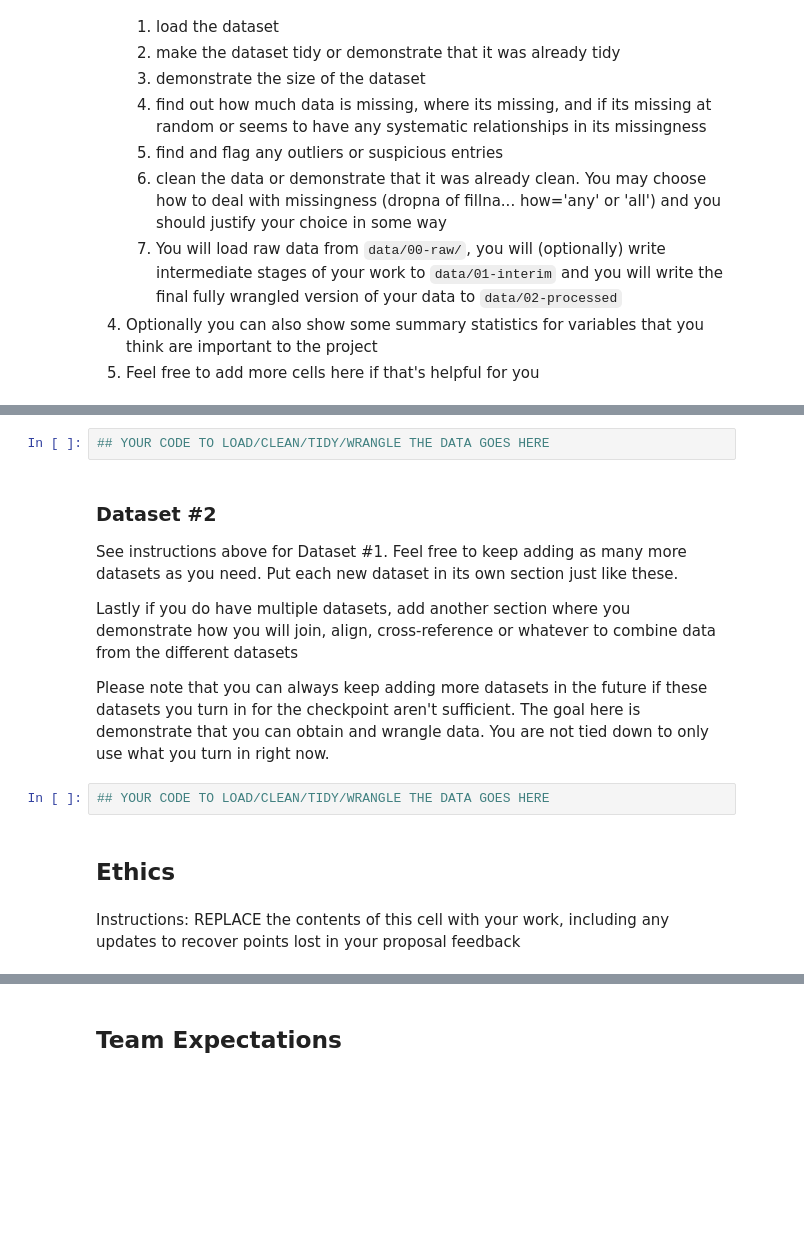
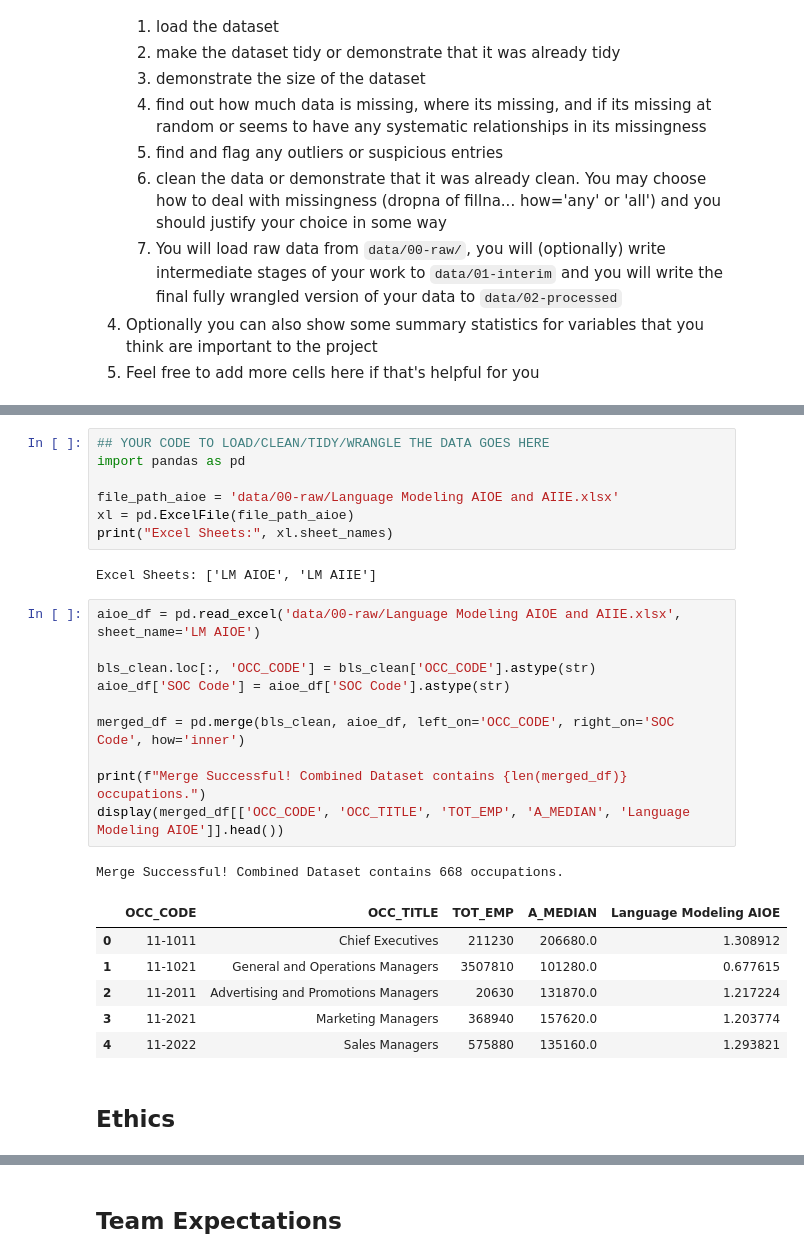
Before and after one commit to COGS108/Group-SP26-101, a Jupyter notebook: 01-DataCheckpoint.ipynb, the cells around one changed output, grey strips where cells are left out. Cells and saved outputs as stored; diff of their text form; blank space fills up the shorter version.

```diff
--- a/01-DataCheckpoint.ipynb
+++ b/01-DataCheckpoint.ipynb
@@ -141,16 +221,29 @@ Instructions:
 # %%
 ## YOUR CODE TO LOAD/CLEAN/TIDY/WRANGLE THE DATA GOES HERE
+import pandas as pd
+
+file_path_aioe = 'data/00-raw/Language Modeling AIOE and AIIE.xlsx'
+xl = pd.ExcelFile(file_path_aioe)
+print("Excel Sheets:", xl.sheet_names)
+# %% [output]
+Excel Sheets: ['LM AIOE', 'LM AIIE']
-# %% [markdown]
-### Dataset #2
-
-See instructions above for Dataset #1.  Feel free to keep adding as many more datasets as you need.  Put each new dataset in its own section just like these.
-
-Lastly if you do have multiple datasets, add another section where you demonstrate how you will join, align, cross-reference or whatever to combine data from the different datasets
-
-Please note that you can always keep adding more datasets in the future if these datasets you turn in for the checkpoint aren't sufficient.  The goal here is demonstrate that you can obtain and wrangle data.  You are not tied down to only use what you turn in right now.
-# %%
-## YOUR CODE TO LOAD/CLEAN/TIDY/WRANGLE THE DATA GOES HERE
+# %%
+aioe_df = pd.read_excel('data/00-raw/Language Modeling AIOE and AIIE.xlsx', sheet_name='LM AIOE')
+
+bls_clean.loc[:, 'OCC_CODE'] = bls_clean['OCC_CODE'].astype(str)
+aioe_df['SOC Code'] = aioe_df['SOC Code'].astype(str)
+
+merged_df = pd.merge(bls_clean, aioe_df, left_on='OCC_CODE', right_on='SOC Code', how='inner')
+
+print(f"Merge Successful! Combined Dataset contains {len(merged_df)} occupations.")
+display(merged_df[['OCC_CODE', 'OCC_TITLE', 'TOT_EMP', 'A_MEDIAN', 'Language Modeling AIOE']].head())
+# %% [output]
+Merge Successful! Combined Dataset contains 668 occupations.
+|  | OCC_CODE | OCC_TITLE | TOT_EMP | A_MEDIAN | Language Modeling AIOE |
+| 0 | 11-1011 | Chief Executives | 211230 | 206680.0 | 1.308912 |
+| 1 | 11-1021 | General and Operations Managers | 3507810 | 101280.0 | 0.677615 |
+| 2 | 11-2011 | Advertising and Promotions Managers | 20630 | 131870.0 | 1.217224 |
+| 3 | 11-2021 | Marketing Managers | 368940 | 157620.0 | 1.203774 |
+| 4 | 11-2022 | Sales Managers | 575880 | 135160.0 | 1.293821 |
 # %% [markdown]
 ## Ethics
-# %% [markdown]
-Instructions: REPLACE the contents of this cell with your work, including any updates to recover points lost in your proposal feedback
```
Also changed, not shown: parts of 26 cells of this notebook.
